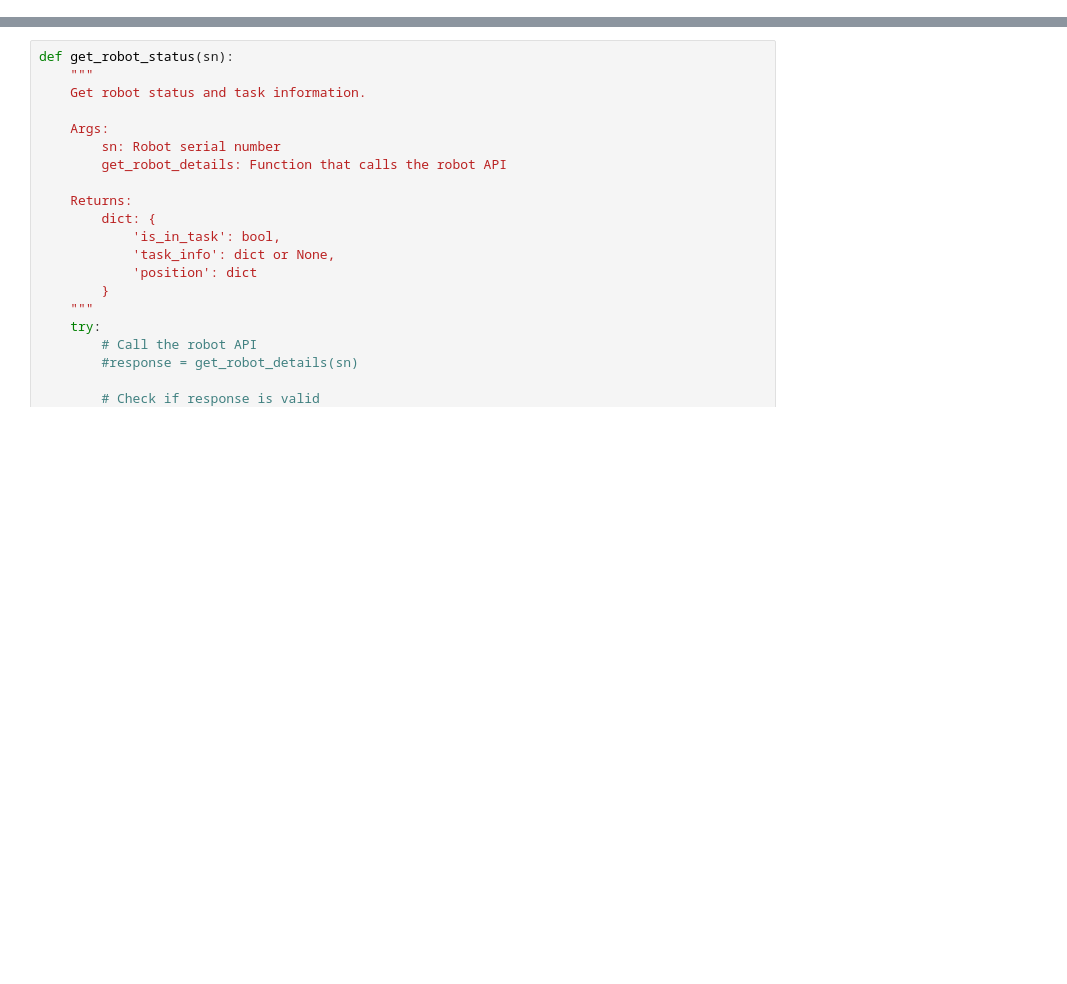
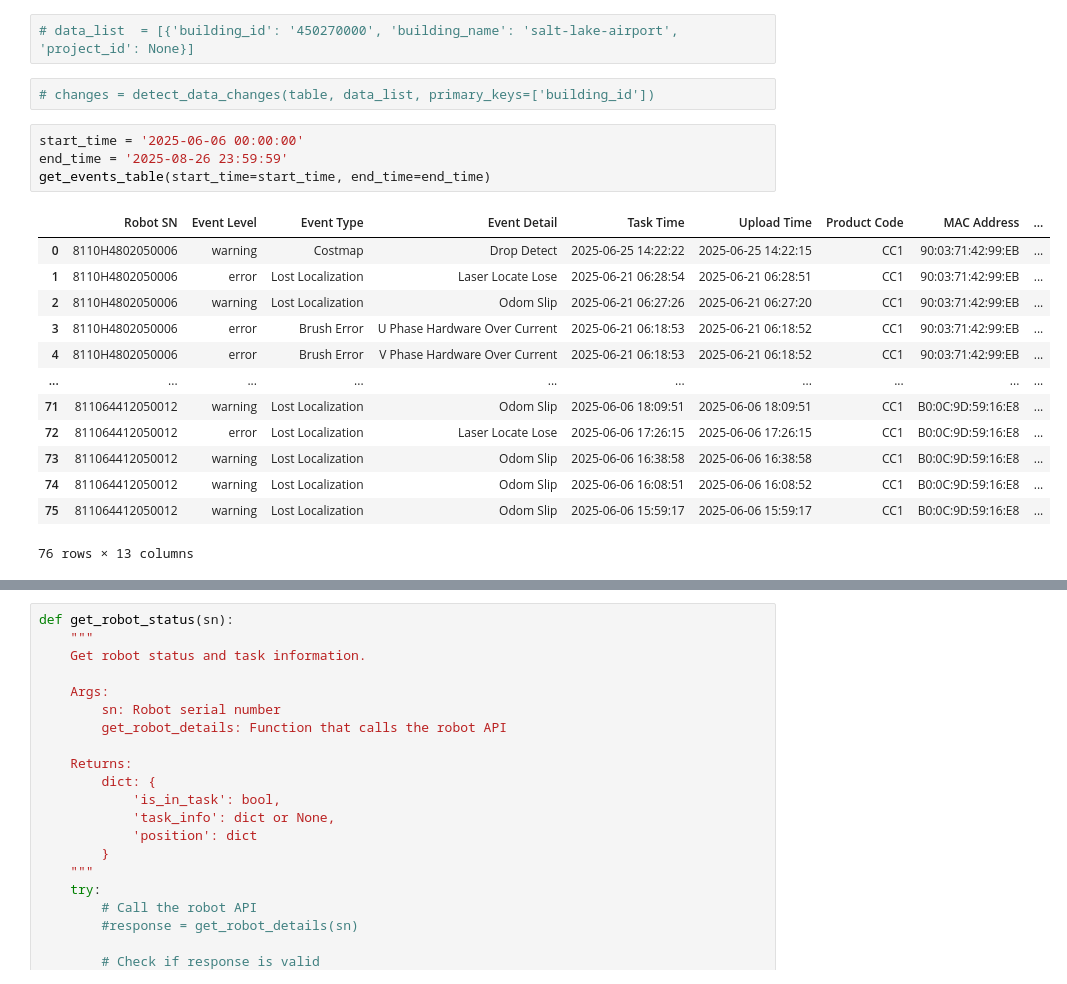
Before and after one commit to CarloCHEN/pudu_robot, a Jupyter notebook: src/ds.ipynb, the cells around one changed output, grey strips where cells are left out. Drawn from its saved outputs; the diff is of its cells as text; blank space fills up the shorter version.

```diff
--- a/src/ds.ipynb
+++ b/src/ds.ipynb
@@ -12,0 +34,22 @@ logger = logging.getLogger(__name__)
+# %%
+# data_list  = [{'building_id': '450270000', 'building_name': 'salt-lake-airport', 'project_id': None}]
+# %%
+# changes = detect_data_changes(table, data_list, primary_keys=['building_id'])
+# %%
+start_time = '2025-06-06 00:00:00'
+end_time = '2025-08-26 23:59:59'
+get_events_table(start_time=start_time, end_time=end_time)
+# %% [output]
+|  | Robot SN | Event Level | Event Type | Event Detail | Task Time | Upload Time | Product Code | MAC Address | ... |
+| 0 | 8110H4802050006 | warning | Costmap | Drop Detect | 2025-06-25 14:22:22 | 2025-06-25 14:22:15 | CC1 | 90:03:71:42:99:EB | ... |
+| 1 | 8110H4802050006 | error | Lost Localization | Laser Locate Lose | 2025-06-21 06:28:54 | 2025-06-21 06:28:51 | CC1 | 90:03:71:42:99:EB | ... |
+| 2 | 8110H4802050006 | warning | Lost Localization | Odom Slip | 2025-06-21 06:27:26 | 2025-06-21 06:27:20 | CC1 | 90:03:71:42:99:EB | ... |
+| 3 | 8110H4802050006 | error | Brush Error | U Phase Hardware Over Current | 2025-06-21 06:18:53 | 2025-06-21 06:18:52 | CC1 | 90:03:71:42:99:EB | ... |
+| 4 | 8110H4802050006 | error | Brush Error | V Phase Hardware Over Current | 2025-06-21 06:18:53 | 2025-06-21 06:18:52 | CC1 | 90:03:71:42:99:EB | ... |
+| ... | ... | ... | ... | ... | ... | ... | ... | ... | ... |
+| 71 | 811064412050012 | warning | Lost Localization | Odom Slip | 2025-06-06 18:09:51 | 2025-06-06 18:09:51 | CC1 | B0:0C:9D:59:16:E8 | ... |
+| 72 | 811064412050012 | error | Lost Localization | Laser Locate Lose | 2025-06-06 17:26:15 | 2025-06-06 17:26:15 | CC1 | B0:0C:9D:59:16:E8 | ... |
+| 73 | 811064412050012 | warning | Lost Localization | Odom Slip | 2025-06-06 16:38:58 | 2025-06-06 16:38:58 | CC1 | B0:0C:9D:59:16:E8 | ... |
+| 74 | 811064412050012 | warning | Lost Localization | Odom Slip | 2025-06-06 16:08:51 | 2025-06-06 16:08:52 | CC1 | B0:0C:9D:59:16:E8 | ... |
+| 75 | 811064412050012 | warning | Lost Localization | Odom Slip | 2025-06-06 15:59:17 | 2025-06-06 15:59:17 | CC1 | B0:0C:9D:59:16:E8 | ... |
+76 rows × 13 columns
```
Also changed, not shown: parts of 39 cells of this notebook, 23 other files.
